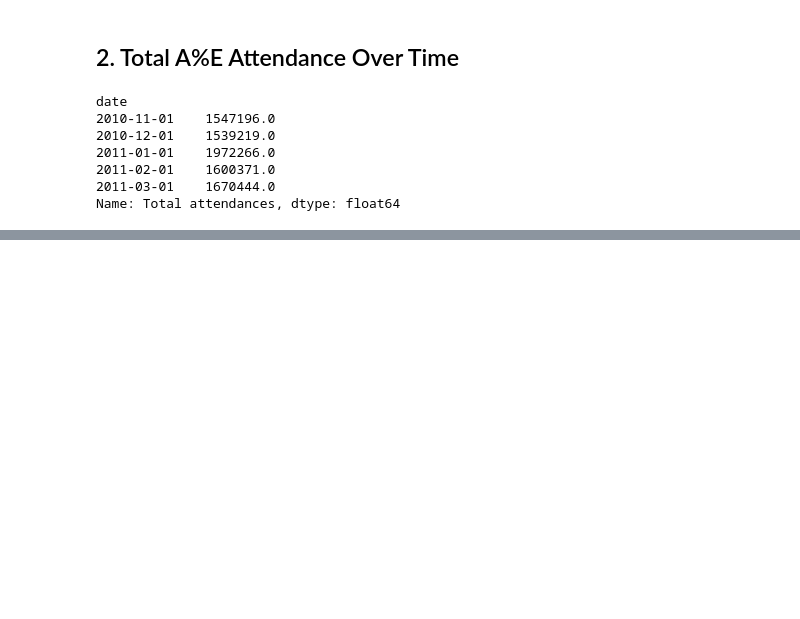
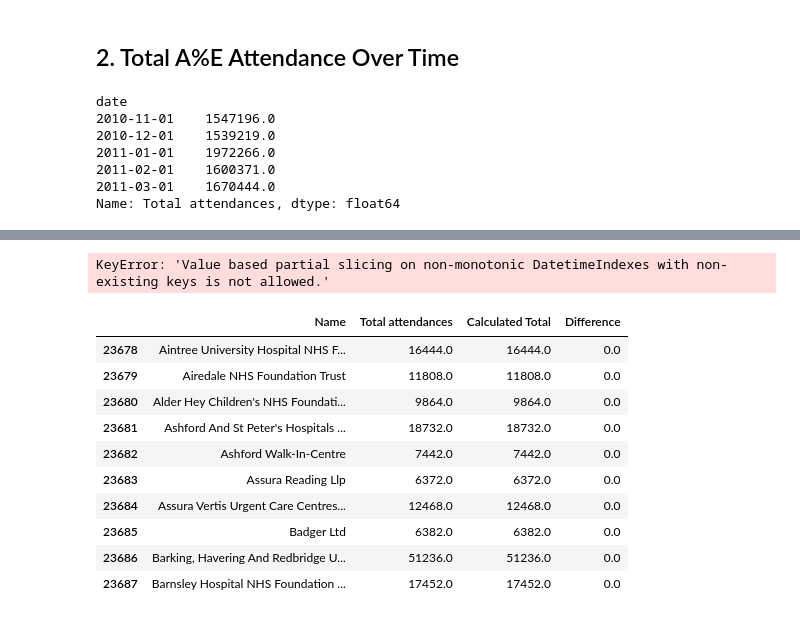
Before and after one commit to Prudycruise/nhs-healthcare-analytics, a Jupyter notebook: python/01_data_inspection.ipynb, the cells around one changed output, grey strips where cells are left out. Cells and saved outputs as stored; diff of their text form; code cells hidden in the pictures; blank space fills up the shorter version.

```diff
--- a/python/01_data_inspection.ipynb
+++ b/python/01_data_inspection.ipynb
@@ -197,0 +228,9 @@ Name: Total attendances, dtype: float64
+# %%
+april_2019 = df[df["date"] == "2019-04-01"]
+
+april_2019[
+    ["Name", "Total attendances"]
+    ].sort_values(
+        "Total attendances",
+        ascending=False
+    ).head(10)
@@ -197,0 +266,4 @@ Name: Total attendances, dtype: float64
+# %%
+monthly_record_counts.loc["2019-03-01":"2019-05-01"]
+# %% [output]
+KeyError: 'Value based partial slicing on non-monotonic DatetimeIndexes with non-existing keys is not allowed.'
@@ -197,0 +278,29 @@ Name: Total attendances, dtype: float64
+# %%
+april_2019 = april_2019.copy()
+
+april_2019["Calculated Total"] = (
+    april_2019["Type 1 Departments - Major A&E"]
+    + april_2019["Type 2 Departments - Single Specialty"]
+    + april_2019["Type 3 Departments - Other A&E/Minor Injury Unit"]
+)
+
+april_2019["Difference"] = (
+    april_2019["Total attendances"]
+    - april_2019["Calculated Total"]
+)
+
+april_2019[
+    ["Name", "Total attendances", "Calculated Total", "Difference"]
+].sort_values("Difference", ascending=False).head(10)
+# %% [output]
+|  | Name | Total attendances | Calculated Total | Difference |
+| 23678 | Aintree University Hospital NHS F... | 16444.0 | 16444.0 | 0.0 |
+| 23679 | Airedale NHS Foundation Trust | 11808.0 | 11808.0 | 0.0 |
+| 23680 | Alder Hey Children's NHS Foundati... | 9864.0 | 9864.0 | 0.0 |
+| 23681 | Ashford And St Peter's Hospitals ... | 18732.0 | 18732.0 | 0.0 |
+| 23682 | Ashford Walk-In-Centre | 7442.0 | 7442.0 | 0.0 |
+| 23683 | Assura Reading Llp | 6372.0 | 6372.0 | 0.0 |
+| 23684 | Assura Vertis Urgent Care Centres... | 12468.0 | 12468.0 | 0.0 |
+| 23685 | Badger Ltd | 6382.0 | 6382.0 | 0.0 |
+| 23686 | Barking, Havering And Redbridge U... | 51236.0 | 51236.0 | 0.0 |
+| 23687 | Barnsley Hospital NHS Foundation ... | 17452.0 | 17452.0 | 0.0 |
```
Also changed, not shown: parts of 11 cells of this notebook.
